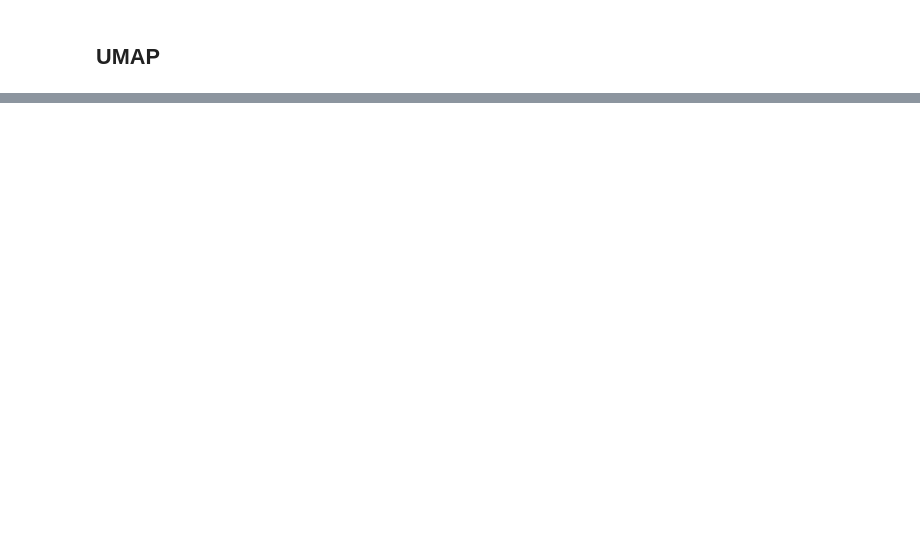
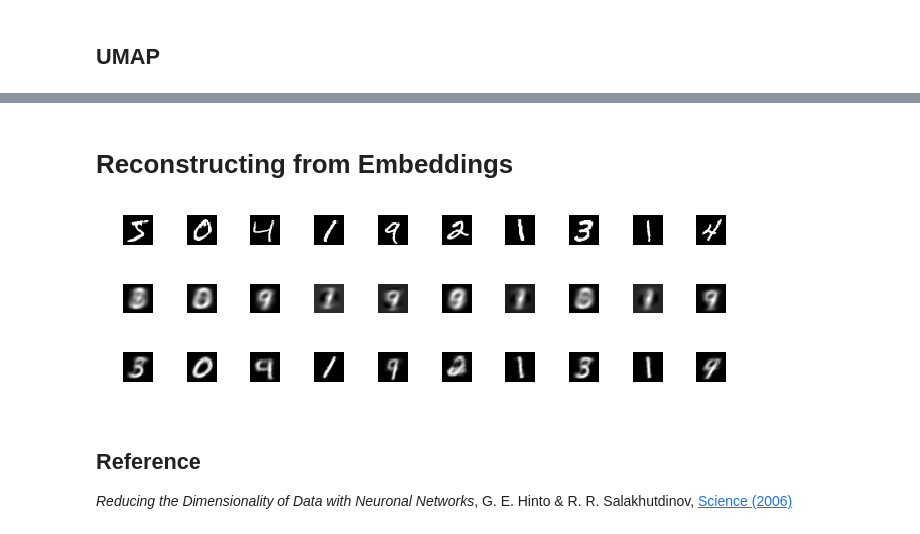
Before and after one commit to sebastianmarkow/blog-appendix, a Jupyter notebook: autoencoder-vs-pca-for-dimensionality-reduction/autoencoder-vs-pca-for-dimensionality-reduction.ipynb, the cells around one changed output, grey strips where cells are left out. Drawn from its saved outputs; the diff is of its cells as text; code cells hidden in the pictures; blank space fills up the shorter version.

```diff
--- a/autoencoder-vs-pca-for-dimensionality-reduction/autoencoder-vs-pca-for-dimensionality-reduction.ipynb
+++ b/autoencoder-vs-pca-for-dimensionality-reduction/autoencoder-vs-pca-for-dimensionality-reduction.ipynb
@@ -99,0 +127,20 @@ plt.tight_layout()
+# %% [markdown]
+# Reconstructing from Embeddings
+# %%
+R_models = (X_train, R_pca, R_ae)
+
+plt.figure(figsize=(9, 3))
+for i in range(10):
+    for j in range(3):
+        ax = plt.subplot(3, 10, 10*j+1+i)
+        plt.imshow(R_models[j][i,:].reshape(28,28), interpolation='nearest')
+        plt.gray()
+        plt.axis('off')
+
+plt.tight_layout()
+# %% [output]
+[figure, added]
+# %% [markdown]
+## Reference
+
+_Reducing the Dimensionality of Data with Neuronal Networks_, G. E. Hinto & R. R. Salakhutdinov, [Science (2006)](https://www.cs.toronto.edu/~hinton/science.pdf)
```
Also changed, not shown: parts of 11 cells of this notebook, 1 other file.
